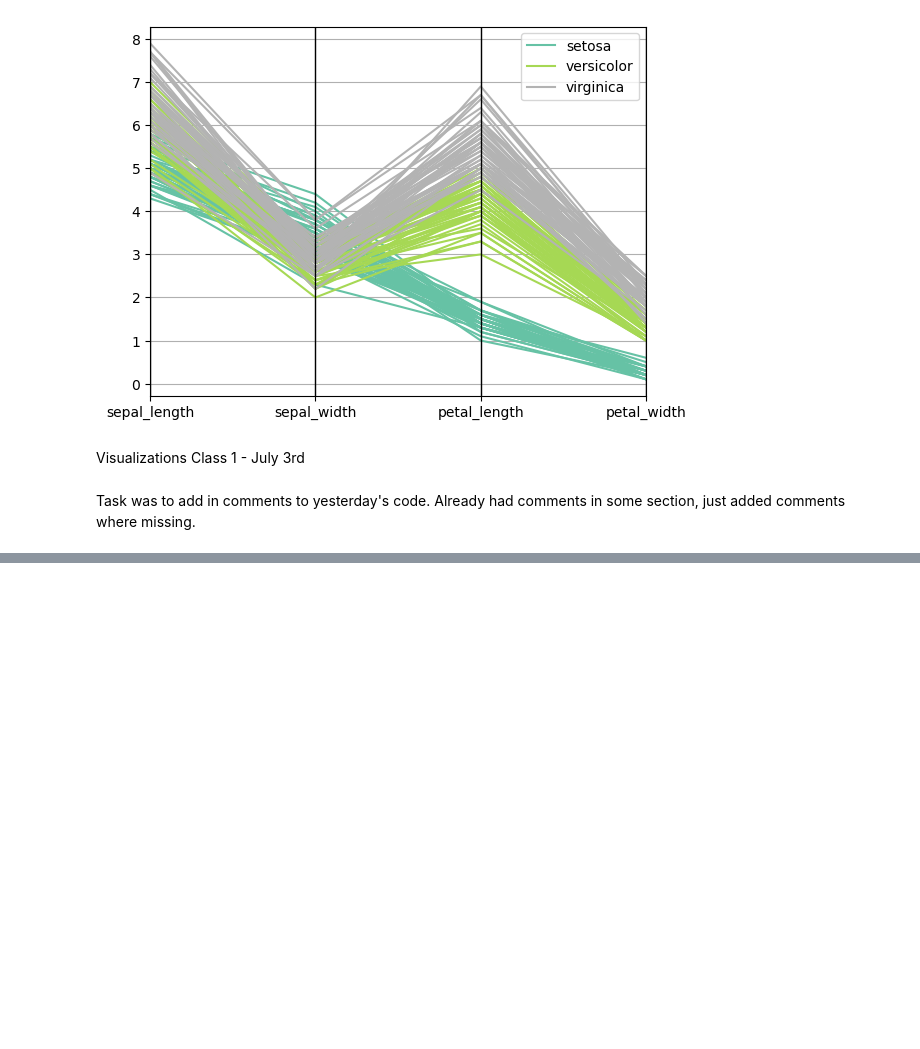
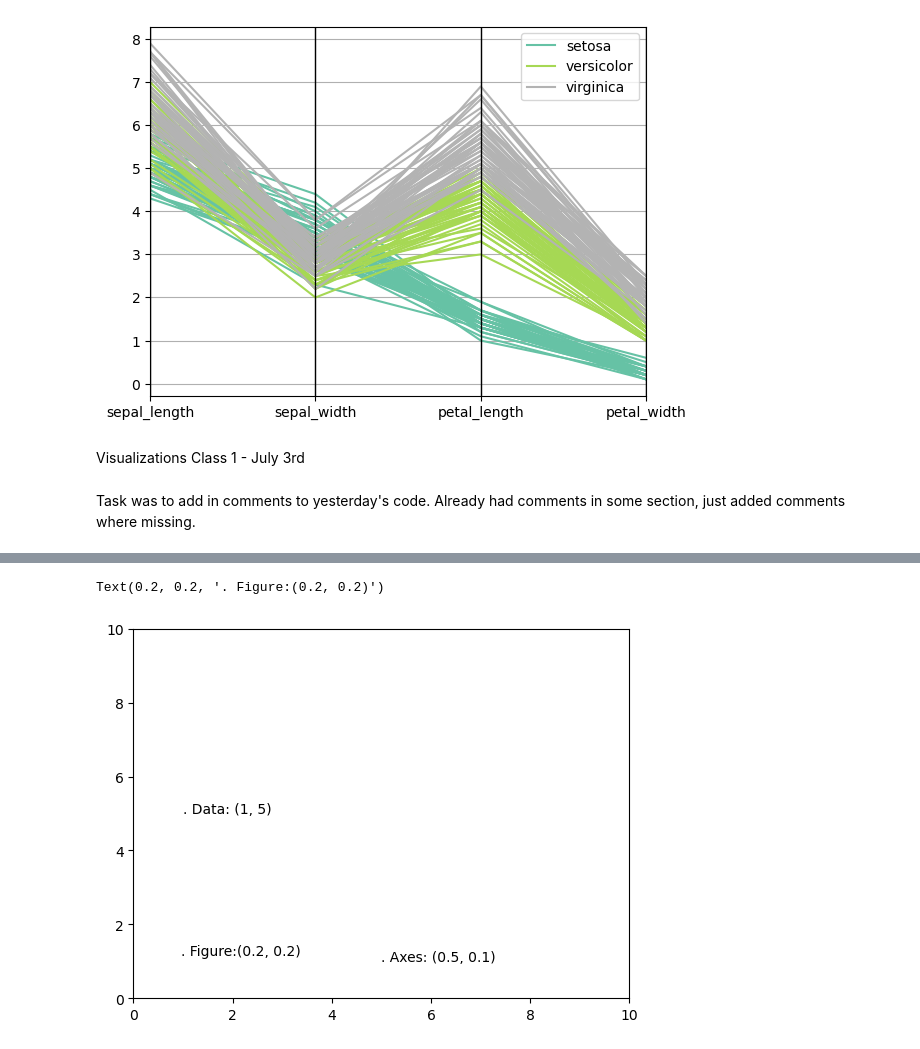
Before and after one commit to melram17/visualization, a Jupyter notebook: 02_activities/assignments/assignment-1.ipynb, the cells around one changed output, grey strips where cells are left out. Cells and saved outputs as stored; diff of their text form; code cells hidden in the pictures; blank space fills up the shorter version.

```diff
--- a/02_activities/assignments/assignment-1.ipynb
+++ b/02_activities/assignments/assignment-1.ipynb
@@ -132,0 +186,11 @@ Task was to add in comments to yesterday's code. Already had comments in some se
+# %%
+##using transforms
+fig, ax = plt.subplots()
+ax.axis([0, 10, 0, 10])
+
+ax.text(1, 5, ". Data: (1, 5)", transform=ax.transData)
+ax.text(0.5, 0.1, ". Axes: (0.5, 0.1)", transform=ax. transAxes)
+ax.text(0.2, 0.2, ". Figure:(0.2, 0.2)", transform=fig. transFigure )
+# %% [output]
+Text(0.2, 0.2, '. Figure:(0.2, 0.2)')
+[figure, added]
```
Also changed, not shown: parts of 12 cells of this notebook.
